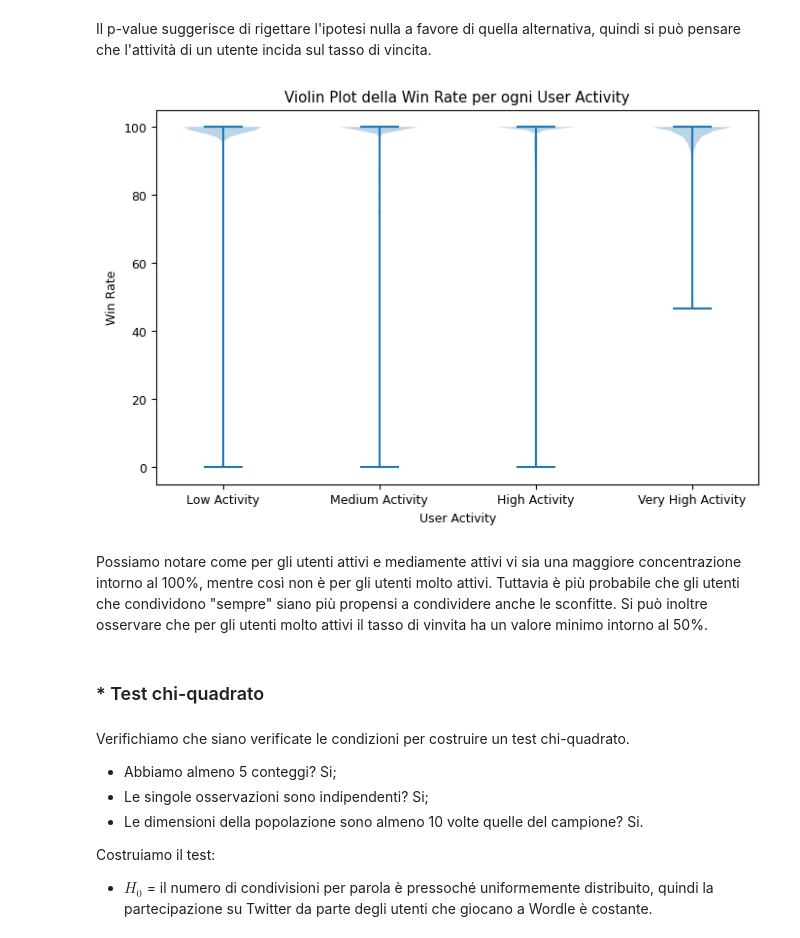
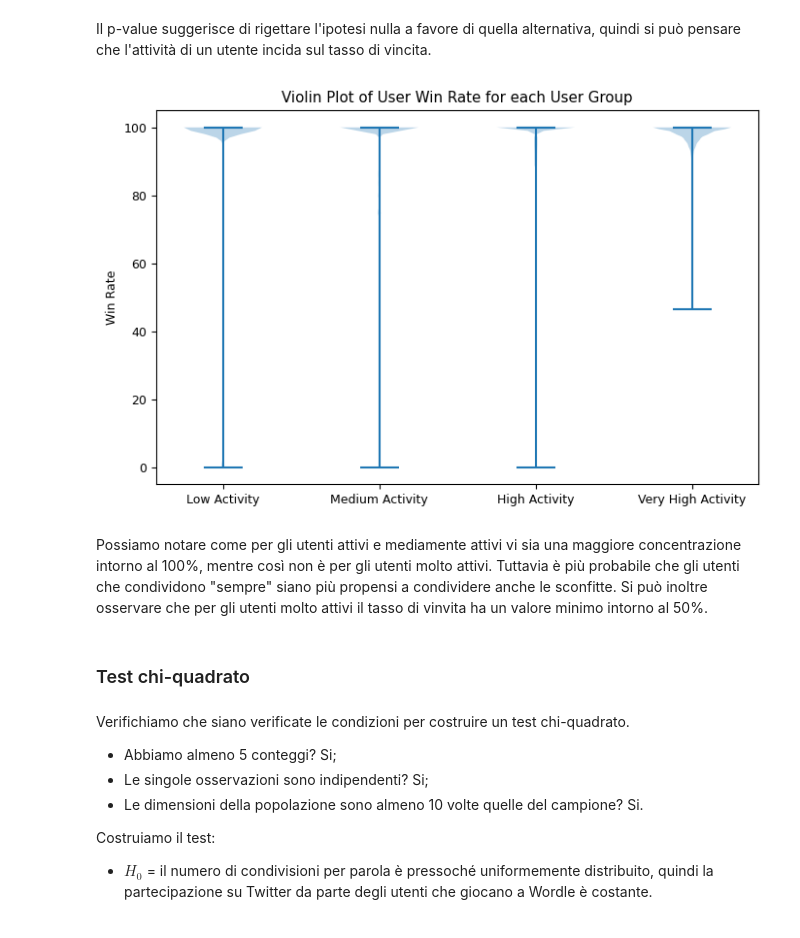
Before and after one commit to roby-ianny/IannelloSuffia_DataScienceProject, a Jupyter notebook: DataScienceProject.ipynb, the cells around one changed output. Drawn from its saved outputs; the diff is of its cells as text; code cells hidden in the pictures.

```diff
--- a/DataScienceProject.ipynb
+++ b/DataScienceProject.ipynb
@@ -1336,17 +1286,16 @@ Il p-value suggerisce di rigettare l'ipotesi nulla a favore di quella alternativ
 # %%
 plt.figure(figsize=(8, 5))
 plt.violinplot(data, showmeans=False, showmedians=True)
 plt.xticks(range(1, len(user_stats['UserActivity'].unique()) + 1), user_stats['UserActivity'].unique())
-plt.title('Violin Plot della Win Rate per ogni User Activity')
-plt.xlabel('User Activity')
+plt.title('Violin Plot of User Win Rate for each User Group')
 plt.ylabel('Win Rate')
 plt.show()
 # %% [output]
-[figure, old version]
+[figure, new version]
 # %% [markdown]
 Possiamo notare come per gli utenti attivi e mediamente attivi vi sia una maggiore concentrazione intorno al 100%, mentre così non è per gli utenti molto attivi. Tuttavia è più probabile che gli utenti che condividono "sempre" siano più propensi a condividere anche le sconfitte. Si può inoltre osservare che per gli utenti molto attivi il tasso di vinvita ha un valore minimo intorno al 50%.
 # %% [markdown]
-### * Test chi-quadrato
+### Test chi-quadrato
 # %% [markdown]
 Verifichiamo che siano verificate le condizioni per costruire un test chi-quadrato.
 - Abbiamo almeno 5 conteggi? Si;
```
Also changed, not shown: parts of 95 cells of this notebook, 3 other files.
